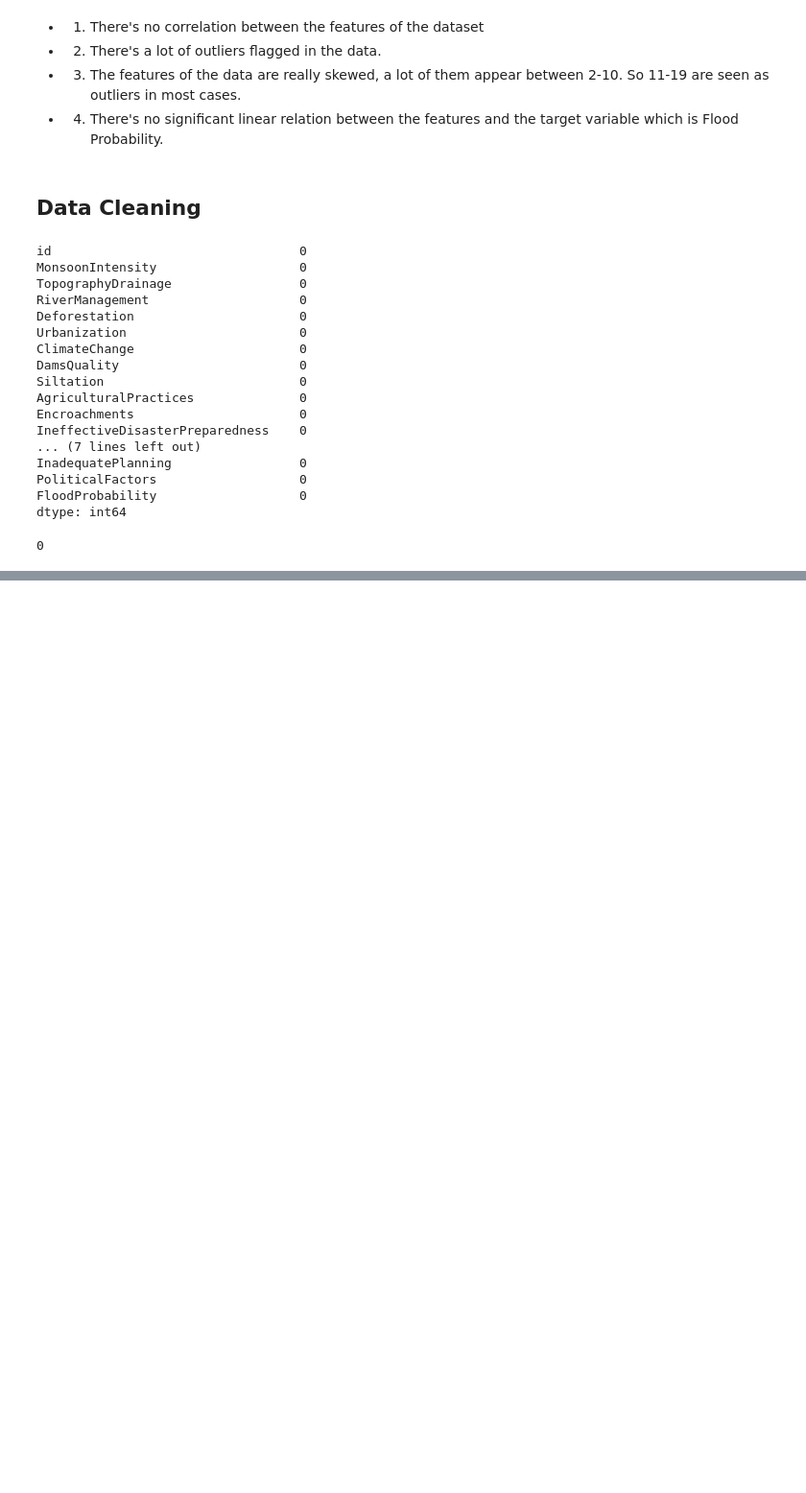
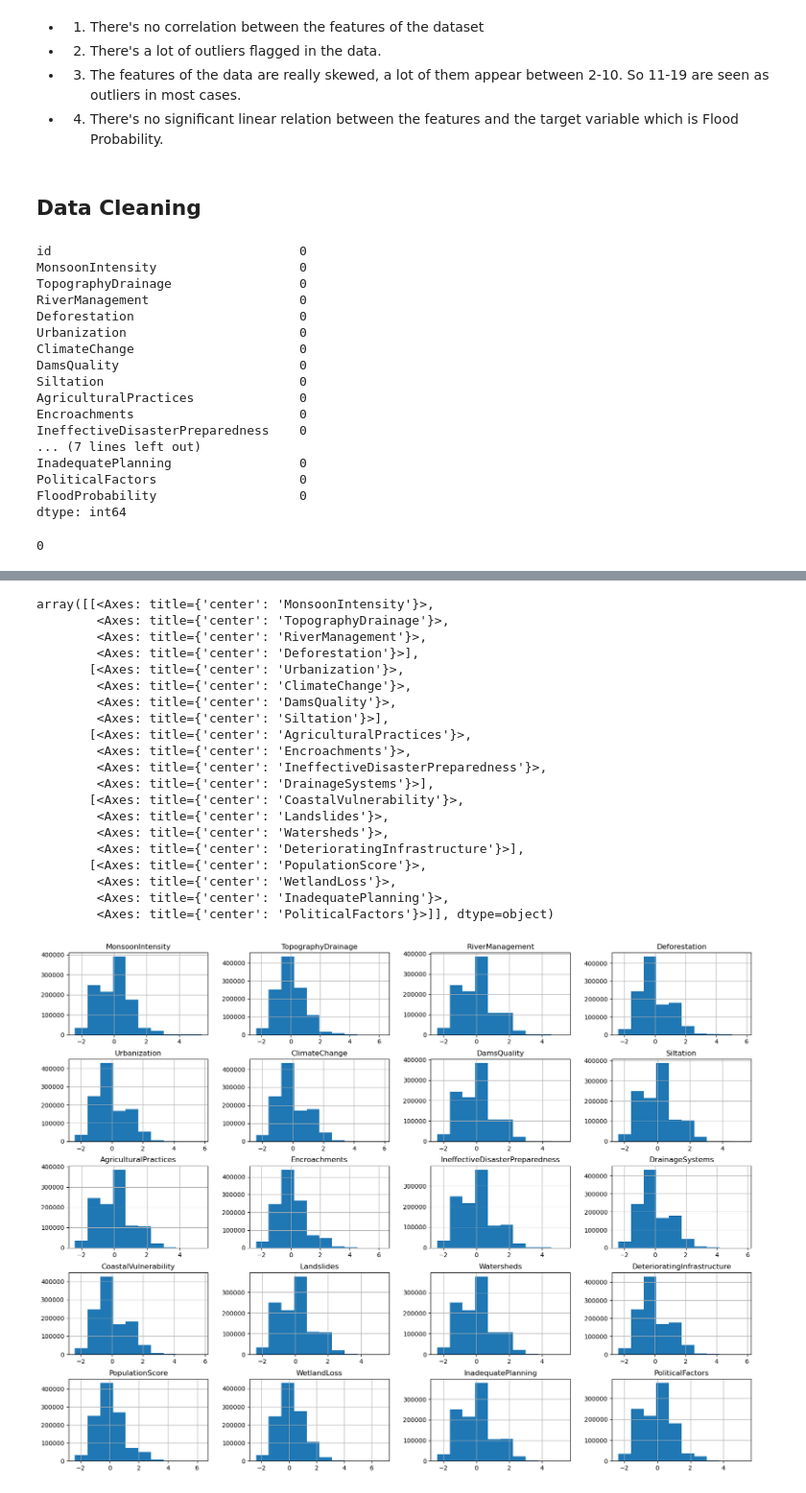
Before and after one commit to timothyafolami/Flood-Prediction, a Jupyter notebook: Data_analysis.ipynb, the cells around one changed output, grey strips where cells are left out. Shown at 96% size. Drawn from its saved outputs; the diff is of its cells as text; code cells hidden in the pictures; blank space fills up the shorter version.

```diff
--- a/Data_analysis.ipynb
+++ b/Data_analysis.ipynb
@@ -567,0 +574,11 @@ train.duplicated().sum()
+# %%
+# sepearting the features and the target variable
+X = train.drop(columns=['id', 'FloodProbability'])
+y = train['FloodProbability']
+# %%
+# scaling with standard scaler
+scaler = StandardScaler()
+X_scaled = scaler.fit_transform(X)
+# presenting in a dataframe
+X_scaled = pd.DataFrame(X_scaled, columns=X.columns)
+X_scaled.head()
@@ -567,0 +592,25 @@ train.duplicated().sum()
+# %%
+# histogram to visualize what has been done.
+X_scaled.hist(figsize=(20, 15))
+# %% [output]
+array([[<Axes: title={'center': 'MonsoonIntensity'}>,
+        <Axes: title={'center': 'TopographyDrainage'}>,
+        <Axes: title={'center': 'RiverManagement'}>,
+        <Axes: title={'center': 'Deforestation'}>],
+       [<Axes: title={'center': 'Urbanization'}>,
+        <Axes: title={'center': 'ClimateChange'}>,
+        <Axes: title={'center': 'DamsQuality'}>,
+        <Axes: title={'center': 'Siltation'}>],
+       [<Axes: title={'center': 'AgriculturalPractices'}>,
+        <Axes: title={'center': 'Encroachments'}>,
+        <Axes: title={'center': 'IneffectiveDisasterPreparedness'}>,
+        <Axes: title={'center': 'DrainageSystems'}>],
+       [<Axes: title={'center': 'CoastalVulnerability'}>,
+        <Axes: title={'center': 'Landslides'}>,
+        <Axes: title={'center': 'Watersheds'}>,
+        <Axes: title={'center': 'DeterioratingInfrastructure'}>],
+       [<Axes: title={'center': 'PopulationScore'}>,
+        <Axes: title={'center': 'WetlandLoss'}>,
+        <Axes: title={'center': 'InadequatePlanning'}>,
+        <Axes: title={'center': 'PoliticalFactors'}>]], dtype=object)
+[figure, added]
```
Also changed, not shown: parts of 10 cells of this notebook.
